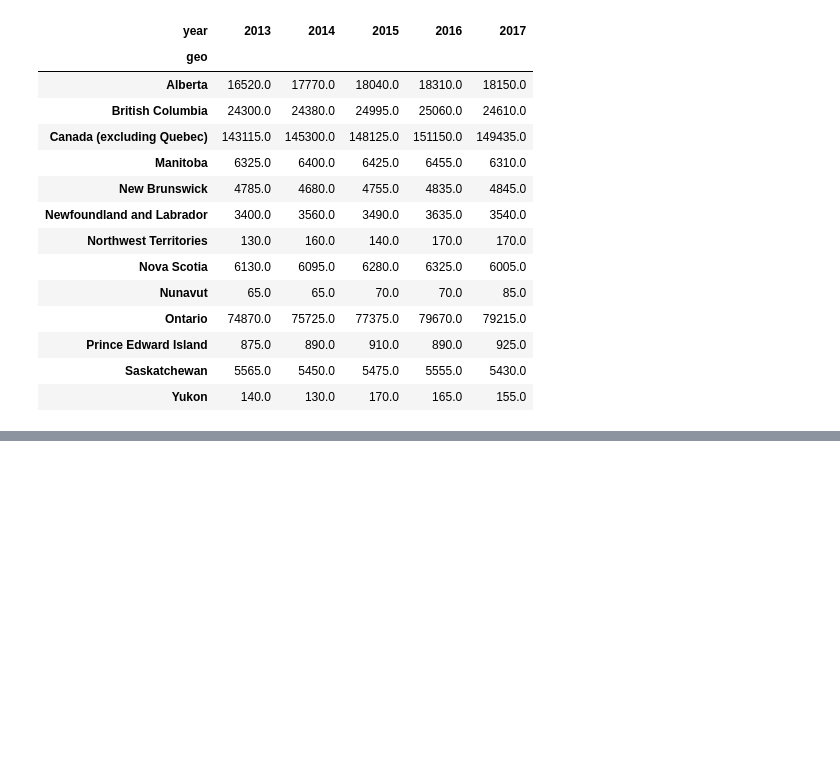
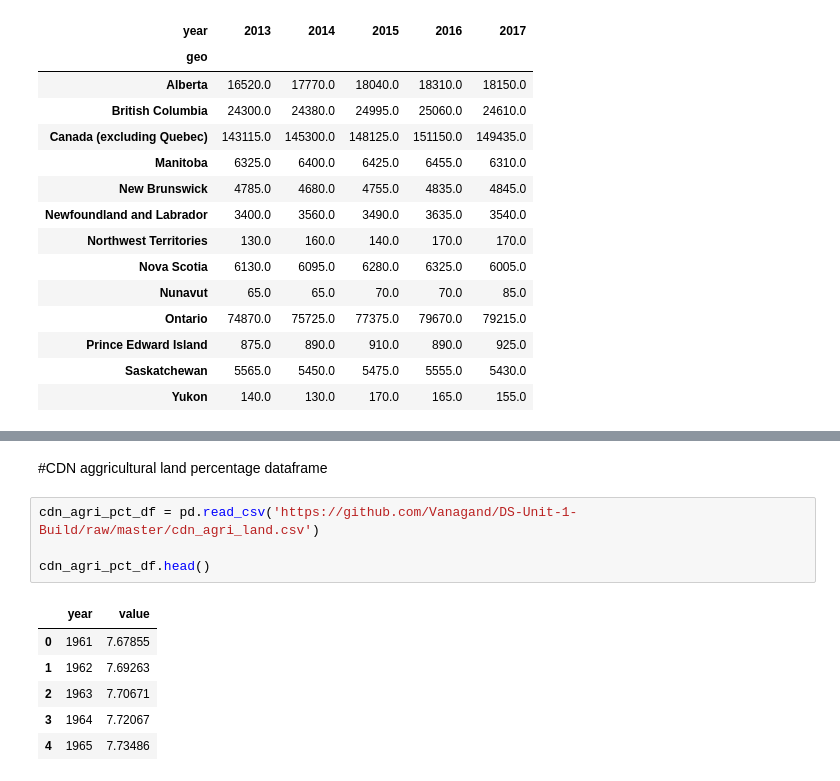
Before and after one commit to Vanagand/DS-Unit-1-Build, a Jupyter notebook: DS_Unit_1_Build.ipynb, the cells around one changed output, grey strips where cells are left out. Saved outputs shown, nothing was run; the diff lists cells and outputs as text; blank space fills up the shorter version.

```diff
--- a/DS_Unit_1_Build.ipynb
+++ b/DS_Unit_1_Build.ipynb
@@ -345,3 +380,16 @@ fig2.show()
 # %% [output]
 OSError: ignored
 [figure]
+# %% [markdown]
+#CDN aggricultural land percentage dataframe
+# %%
+cdn_agri_pct_df = pd.read_csv('https://github.com/Vanagand/DS-Unit-1-Build/raw/master/cdn_agri_land.csv')
+
+cdn_agri_pct_df.head()
+# %% [output]
+|  | year | value |
+| 0 | 1961 | 7.67855 |
+| 1 | 1962 | 7.69263 |
+| 2 | 1963 | 7.70671 |
+| 3 | 1964 | 7.72067 |
+| 4 | 1965 | 7.73486 |
```
Also changed, not shown: parts of 7 cells of this notebook.
